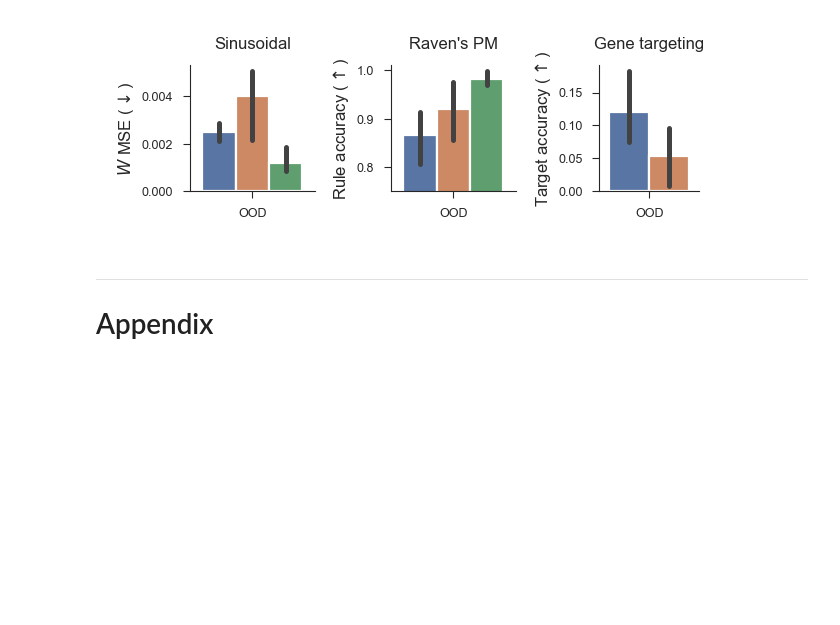
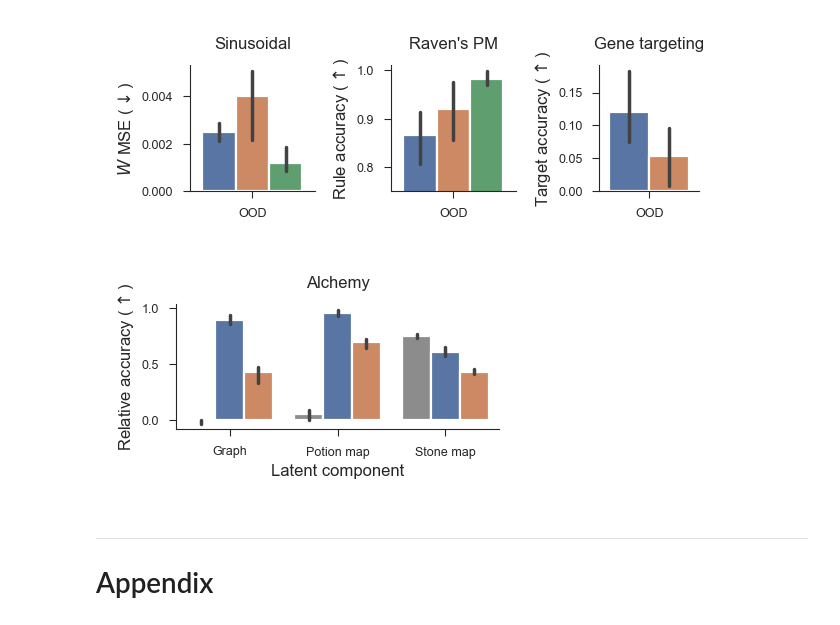
Before and after one commit to EricElmoznino/explicit_implicit_icl, a Jupyter notebook: notebooks/paper/figures.ipynb, the cells around one changed output. Saved outputs shown, nothing was run; the diff lists cells and outputs as text; code cells hidden in the pictures; blank space fills up the shorter version.

Commit message:
Updated interpretability figure

```diff
--- a/notebooks/paper/figures.ipynb
+++ b/notebooks/paper/figures.ipynb
@@ -744,6 +745,47 @@ Loading from cached file data/sinusoid_w_decoding.csv...
 Loading from cached file data/raven_rule_decoding.csv...
 Loading from cached file data/gene_target_decoding.csv...
 [figure]
+# %%
+data_alchemy = pd.read_csv("data/alchemy_interp.csv")
+data_alchemy = (
+    data_alchemy.groupby(["Model", "Latent"])
+    .apply(
+        lambda x: x[
+            x["Location"]
+            == x.groupby(["Location"])["Baseline-adjusted IIA"].mean().idxmax()
+        ]
+    )
+    .reset_index(drop=True)
+)
+
+fig, ax = plt.subplots(figsize=(2, 1.1))
+
+sns.barplot(
+    data=data_alchemy,
+    ax=ax,
+    x="Latent",
+    y="Baseline-adjusted IIA",
+    hue="Model",
+    hue_order=["Implicit", "Explicit Transformer", "Explicit MLP"],
+    palette=[
+        default_model_colours[m]
+        for m in ["implicit", "explicit-transformer", "explicit-mlp"]
+    ],
+    errorbar=lambda x: (x.min(), x.max()),
+    err_kws={"linewidth": 1.25},
+)
+ax.set(
+    title="Alchemy",
+    xlabel="Latent component",
+    ylabel=r"Relative accuracy ($\uparrow$)",
+)
+
+ax.legend().remove()
+
+fig.savefig("saved/interpretability_intervention.pdf")
+plt.show()
+# %% [output]
+[figure, added]
 # %% [markdown]
 ---
 # Appendix
```
Also changed, not shown: parts of 4 cells of this notebook, 6 other files.
